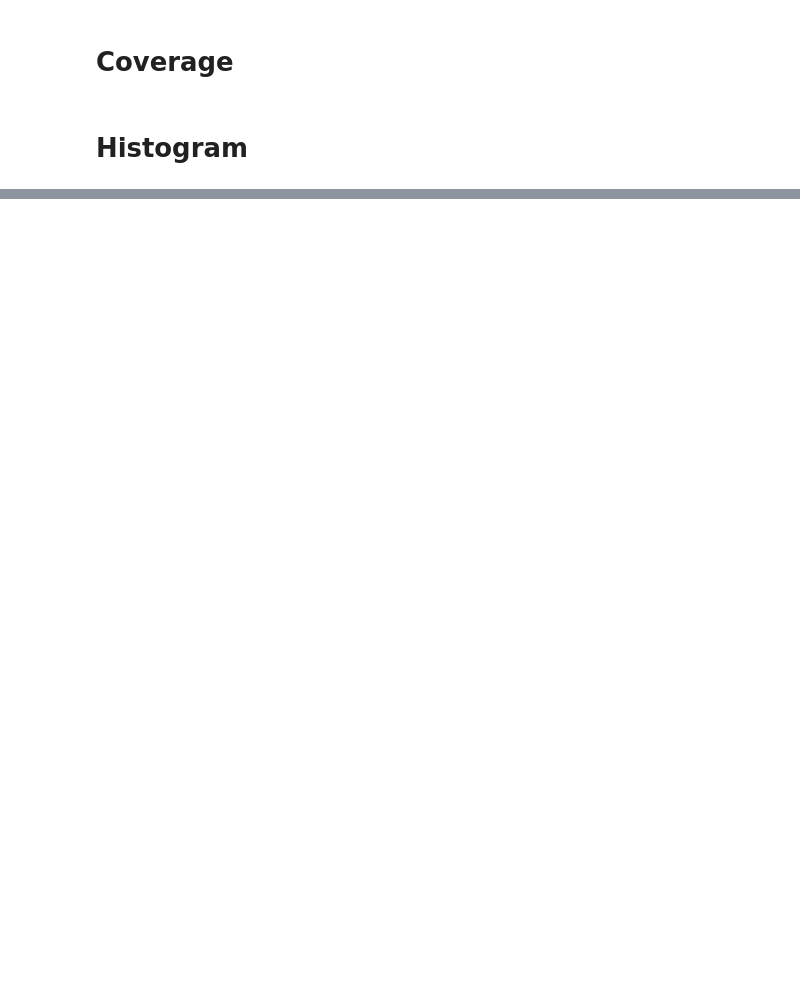
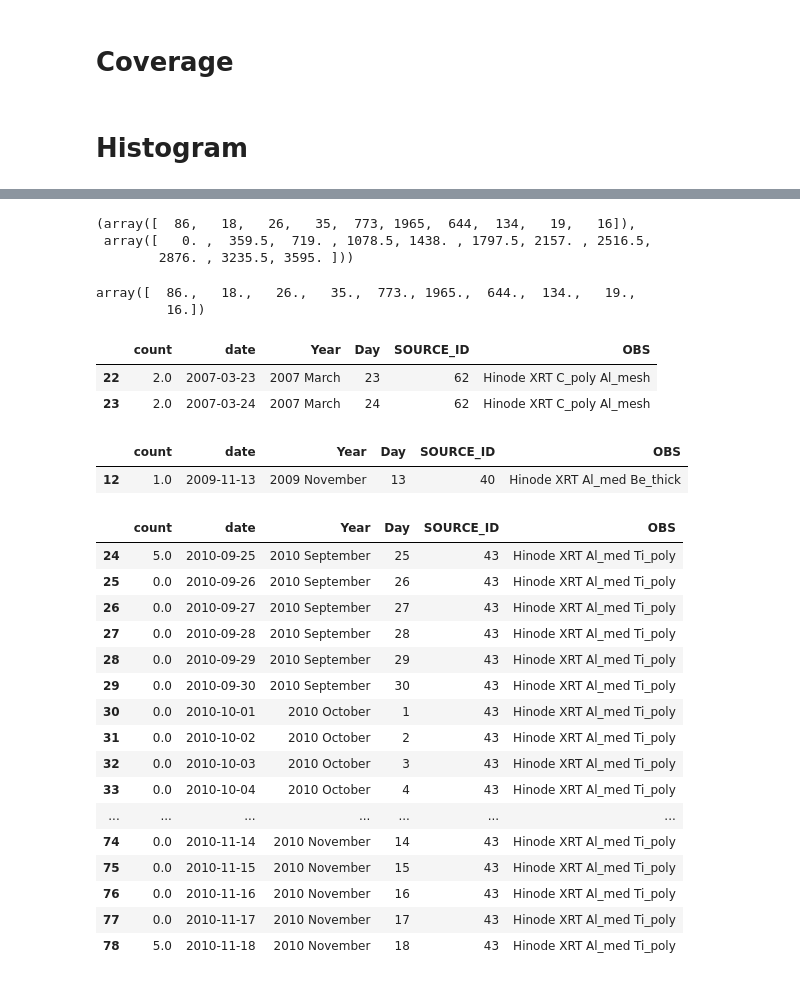
Before and after one commit to varunchaturmutha/hv_stats, a Jupyter notebook: coverage.ipynb, the cells around one changed output, grey strips where cells are left out. Drawn from its saved outputs; the diff is of its cells as text; code cells hidden in the pictures; blank space fills up the shorter version.

```diff
--- a/coverage.ipynb
+++ b/coverage.ipynb
@@ -86,0 +57,3 @@ hv
+# %%
+hv_sid = hv_sid.sort_values(['SOURCE_ID']).reset_index(drop=True)
+hv_sid
@@ -286,0 +359,6 @@ show(btabs)
+# %%
+arr_hist, edges
+# %% [output]
+(array([  86,   18,   26,   35,  773, 1965,  644,  134,   19,   16]),
+ array([   0. ,  359.5,  719. , 1078.5, 1438. , 1797.5, 2157. , 2516.5,
+        2876. , 3235.5, 3595. ]))
@@ -286,0 +368,36 @@ show(btabs)
+# %%
+arr_hist
+# %% [output]
+array([  86.,   18.,   26.,   35.,  773., 1965.,  644.,  134.,   19.,
+         16.])
+# %%
+hv_obs[62].dropna()
+# %% [output]
+|  | count | date | Year | Day | SOURCE_ID | OBS |
+| 22 | 2.0 | 2007-03-23 | 2007 March | 23 | 62 | Hinode XRT C_poly Al_mesh |
+| 23 | 2.0 | 2007-03-24 | 2007 March | 24 | 62 | Hinode XRT C_poly Al_mesh |
+# %%
+hv_obs[40].dropna()
+# %% [output]
+|  | count | date | Year | Day | SOURCE_ID | OBS |
+| 12 | 1.0 | 2009-11-13 | 2009 November | 13 | 40 | Hinode XRT Al_med Be_thick |
+# %%
+hv_obs[43].dropna()
+# %% [output]
+|  | count | date | Year | Day | SOURCE_ID | OBS |
+| 24 | 5.0 | 2010-09-25 | 2010 September | 25 | 43 | Hinode XRT Al_med Ti_poly |
+| 25 | 0.0 | 2010-09-26 | 2010 September | 26 | 43 | Hinode XRT Al_med Ti_poly |
+| 26 | 0.0 | 2010-09-27 | 2010 September | 27 | 43 | Hinode XRT Al_med Ti_poly |
+| 27 | 0.0 | 2010-09-28 | 2010 September | 28 | 43 | Hinode XRT Al_med Ti_poly |
+| 28 | 0.0 | 2010-09-29 | 2010 September | 29 | 43 | Hinode XRT Al_med Ti_poly |
+| 29 | 0.0 | 2010-09-30 | 2010 September | 30 | 43 | Hinode XRT Al_med Ti_poly |
+| 30 | 0.0 | 2010-10-01 | 2010 October | 1 | 43 | Hinode XRT Al_med Ti_poly |
+| 31 | 0.0 | 2010-10-02 | 2010 October | 2 | 43 | Hinode XRT Al_med Ti_poly |
+| 32 | 0.0 | 2010-10-03 | 2010 October | 3 | 43 | Hinode XRT Al_med Ti_poly |
+| 33 | 0.0 | 2010-10-04 | 2010 October | 4 | 43 | Hinode XRT Al_med Ti_poly |
+| ... | ... | ... | ... | ... | ... | ... |
+| 74 | 0.0 | 2010-11-14 | 2010 November | 14 | 43 | Hinode XRT Al_med Ti_poly |
+| 75 | 0.0 | 2010-11-15 | 2010 November | 15 | 43 | Hinode XRT Al_med Ti_poly |
+| 76 | 0.0 | 2010-11-16 | 2010 November | 16 | 43 | Hinode XRT Al_med Ti_poly |
+| 77 | 0.0 | 2010-11-17 | 2010 November | 17 | 43 | Hinode XRT Al_med Ti_poly |
+| 78 | 5.0 | 2010-11-18 | 2010 November | 18 | 43 | Hinode XRT Al_med Ti_poly |
```
Also changed, not shown: parts of 29 cells of this notebook.
